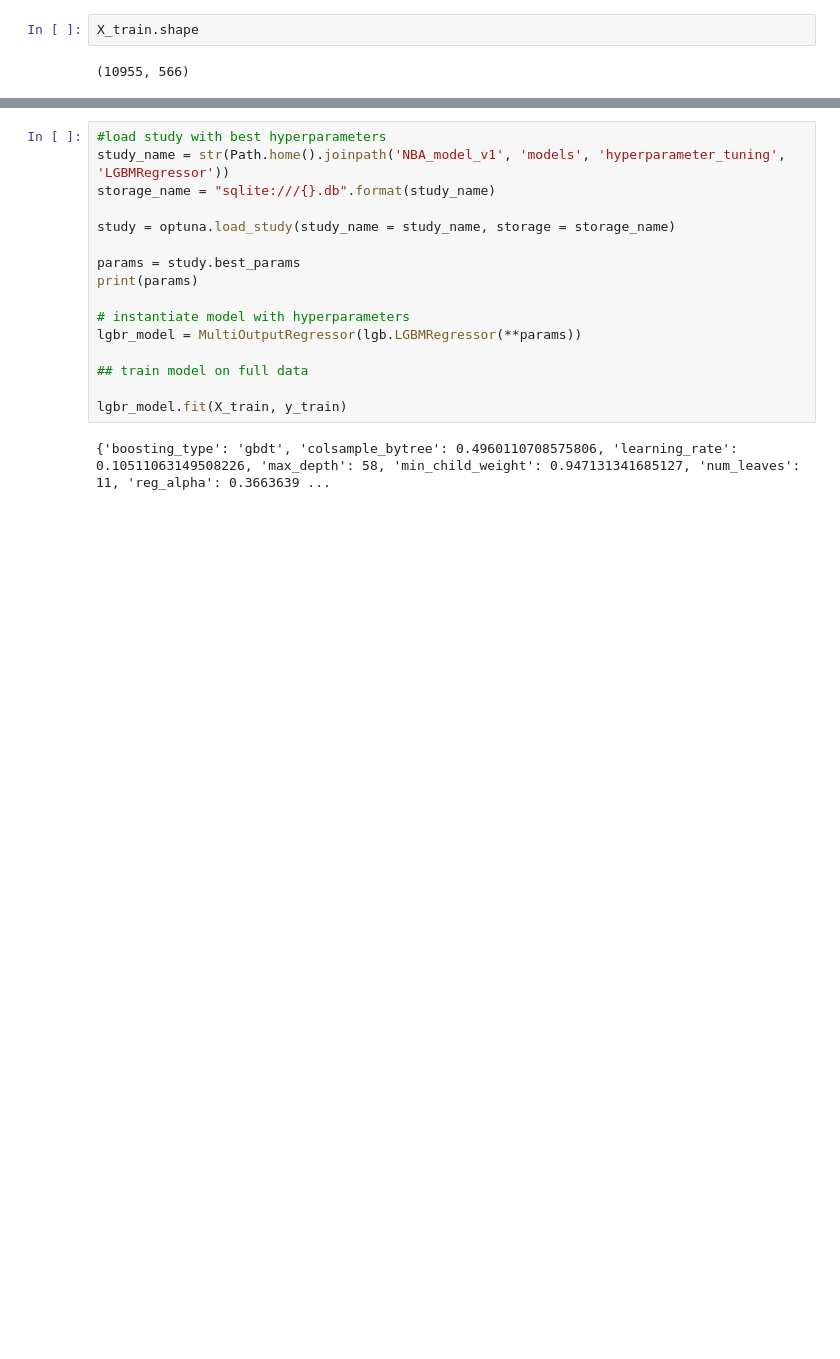
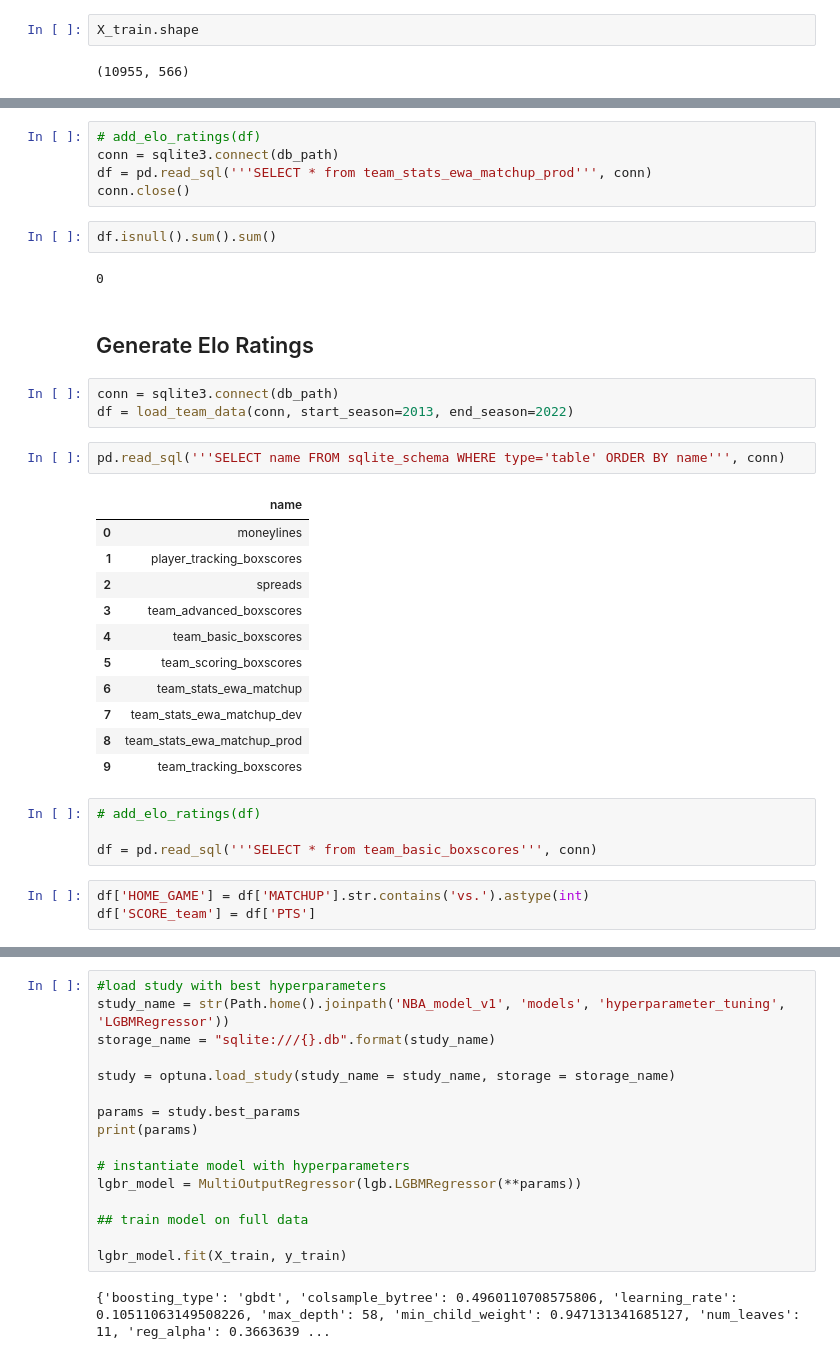
Before and after one commit to jnish23/NBA_Model_V2, a Jupyter notebook: notebooks/RegressionModelToProduction.ipynb, the cells around one changed output, grey strips where cells are left out. Drawn from its saved outputs; the diff is of its cells as text; blank space fills up the shorter version.

```diff
--- a/notebooks/RegressionModelToProduction.ipynb
+++ b/notebooks/RegressionModelToProduction.ipynb
@@ -121,0 +125,35 @@ X_train.shape
+# %%
+# add_elo_ratings(df)
+conn = sqlite3.connect(db_path)
+df = pd.read_sql('''SELECT * from team_stats_ewa_matchup_prod''', conn)
+conn.close()
+# %%
+df.isnull().sum().sum()
+# %% [output]
+0
+# %% [markdown]
+## Generate Elo Ratings
+# %%
+conn = sqlite3.connect(db_path)
+df = load_team_data(conn, start_season=2013, end_season=2022)
+# %%
+pd.read_sql('''SELECT name FROM sqlite_schema WHERE type='table' ORDER BY name''', conn)
+# %% [output]
+|  | name |
+| 0 | moneylines |
+| 1 | player_tracking_boxscores |
+| 2 | spreads |
+| 3 | team_advanced_boxscores |
+| 4 | team_basic_boxscores |
+| 5 | team_scoring_boxscores |
+| 6 | team_stats_ewa_matchup |
+| 7 | team_stats_ewa_matchup_dev |
+| 8 | team_stats_ewa_matchup_prod |
+| 9 | team_tracking_boxscores |
+# %%
+# add_elo_ratings(df)
+
+df = pd.read_sql('''SELECT * from team_basic_boxscores''', conn)
+# %%
+df['HOME_GAME'] = df['MATCHUP'].str.contains('vs.').astype(int)
+df['SCORE_team'] = df['PTS']
```
Also changed, not shown: parts of 6 cells of this notebook, 8 other files.
